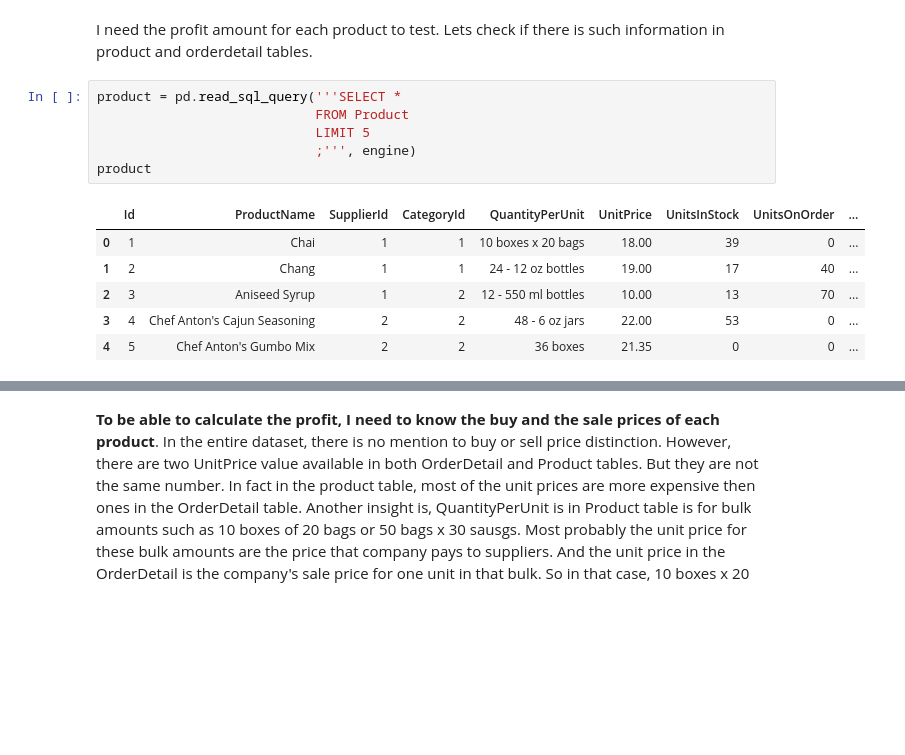
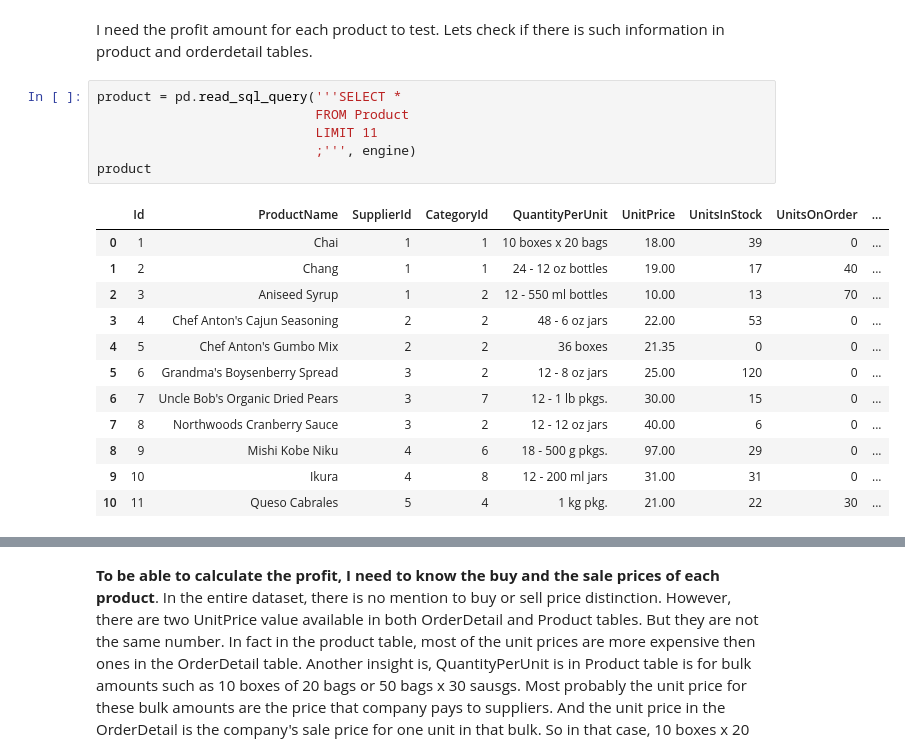
Before and after one commit to fcamuz/bussines-analysis-with-statistical-testing, a Jupyter notebook: Project 2- Northwind Database.ipynb, the cells around one changed output, grey strips where cells are left out. Drawn from its saved outputs; the diff is of its cells as text; blank space fills up the shorter version.

```diff
--- a/Project 2- Northwind Database.ipynb
+++ b/Project 2- Northwind Database.ipynb
@@ -423,16 +430,22 @@ I need the profit amount for each product to test.  Lets check if there is such
 # %%
 product = pd.read_sql_query('''SELECT *
                             FROM Product
-                            LIMIT 5
+                            LIMIT 11
                             ;''', engine)
 product
 # %% [output]
 |  | Id | ProductName | SupplierId | CategoryId | QuantityPerUnit | UnitPrice | UnitsInStock | UnitsOnOrder | ... |
 | 0 | 1 | Chai | 1 | 1 | 10 boxes x 20 bags | 18.00 | 39 | 0 | ... |
 | 1 | 2 | Chang | 1 | 1 | 24 - 12 oz bottles | 19.00 | 17 | 40 | ... |
 | 2 | 3 | Aniseed Syrup | 1 | 2 | 12 - 550 ml bottles | 10.00 | 13 | 70 | ... |
 | 3 | 4 | Chef Anton's Cajun Seasoning | 2 | 2 | 48 - 6 oz jars | 22.00 | 53 | 0 | ... |
 | 4 | 5 | Chef Anton's Gumbo Mix | 2 | 2 | 36 boxes | 21.35 | 0 | 0 | ... |
+| 5 | 6 | Grandma's Boysenberry Spread | 3 | 2 | 12 - 8 oz jars | 25.00 | 120 | 0 | ... |
+| 6 | 7 | Uncle Bob's Organic Dried Pears | 3 | 7 | 12 - 1 lb pkgs. | 30.00 | 15 | 0 | ... |
+| 7 | 8 | Northwoods Cranberry Sauce | 3 | 2 | 12 - 12 oz jars | 40.00 | 6 | 0 | ... |
+| 8 | 9 | Mishi Kobe Niku | 4 | 6 | 18 - 500 g pkgs. | 97.00 | 29 | 0 | ... |
+| 9 | 10 | Ikura | 4 | 8 | 12 - 200 ml jars | 31.00 | 31 | 0 | ... |
+| 10 | 11 | Queso Cabrales | 5 | 4 | 1 kg pkg. | 21.00 | 22 | 30 | ... |
 # %%
 product = pd.read_sql_query('''SELECT *
                             FROM OrderDetail
```
Also changed, not shown: parts of 16 cells of this notebook, 1 other file.
